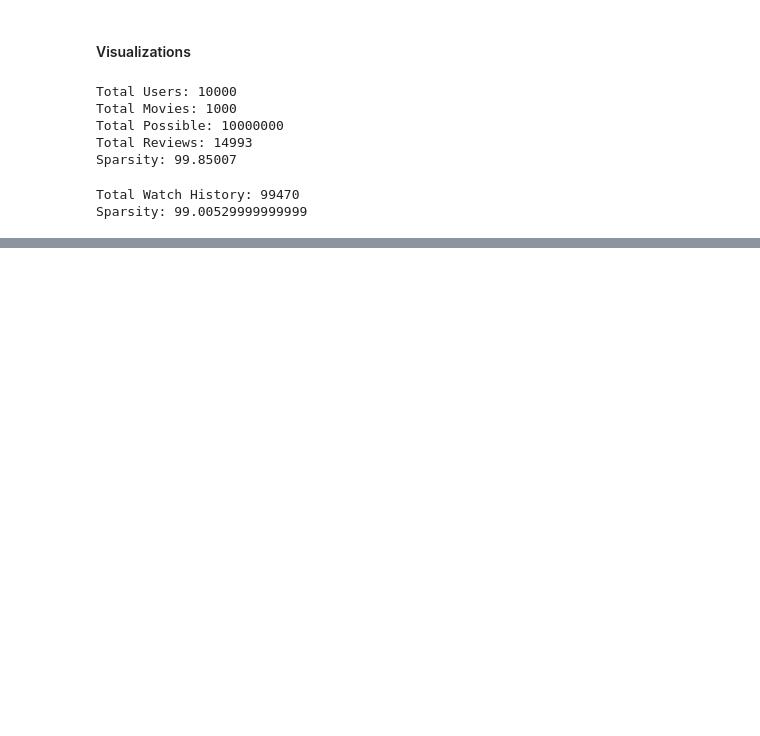
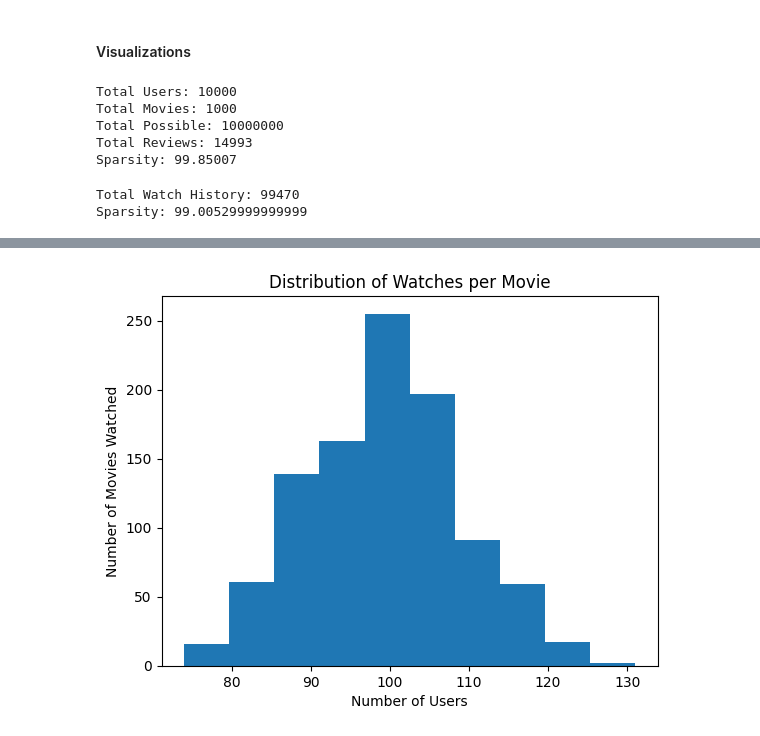
Before and after one commit to CMPE-257-JC/recommender-systems-project, a Jupyter notebook: notebooks/EDA.ipynb, the cells around one changed output, grey strips where cells are left out. Drawn from its saved outputs; the diff is of its cells as text; code cells hidden in the pictures; blank space fills up the shorter version.

```diff
--- a/notebooks/EDA.ipynb
+++ b/notebooks/EDA.ipynb
@@ -244,2 +264,10 @@ Sparsity: 99.00529999999999
 # %%
-# Movie Popularity
+# Movie Popularity (Watches)
+movie_popularity_watches = watch_history_df.groupby('movie_id')['user_id'].nunique()
+plt.hist(movie_popularity_watches)
+plt.title('Distribution of Watches per Movie')
+plt.xlabel('Number of Users')
+plt.ylabel('Number of Movies Watched')
+plt.show()
+# %% [output]
+[figure, added]
```
Also changed, not shown: parts of 5 cells of this notebook.
